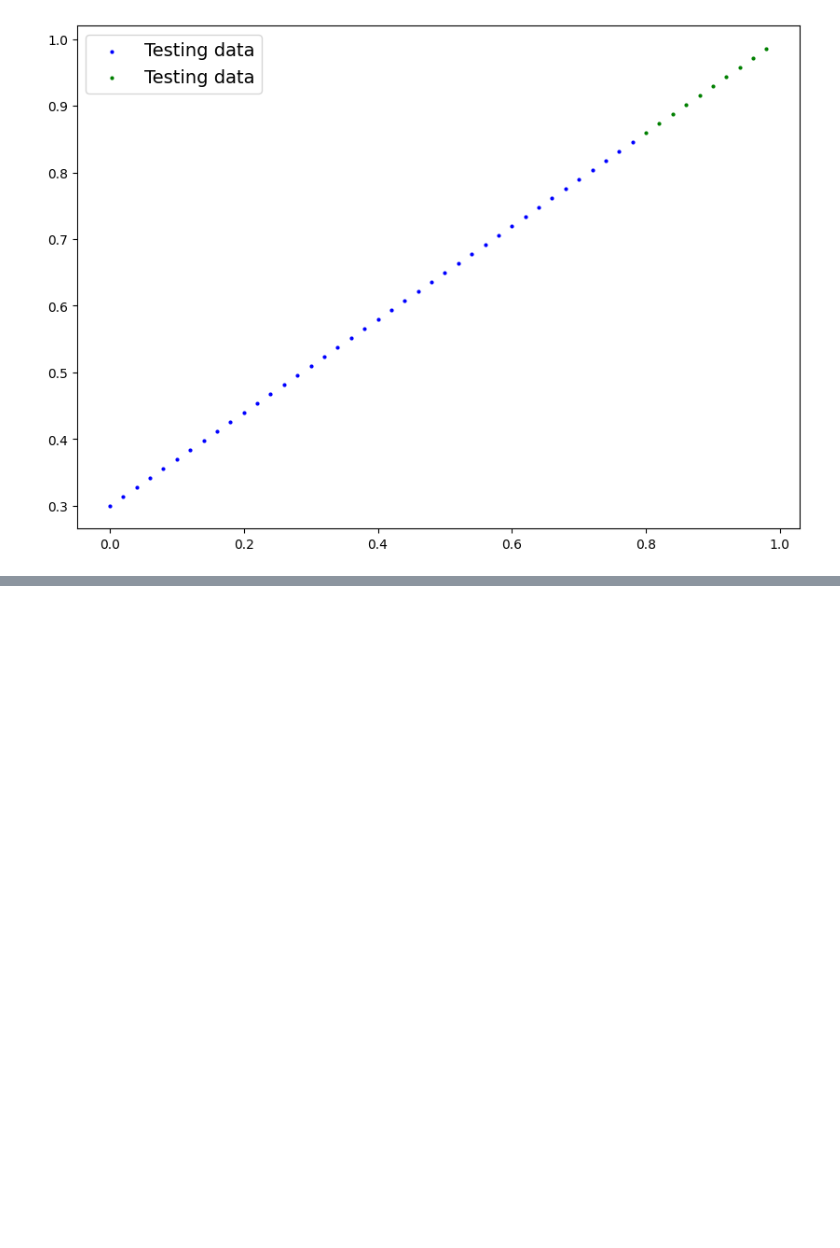
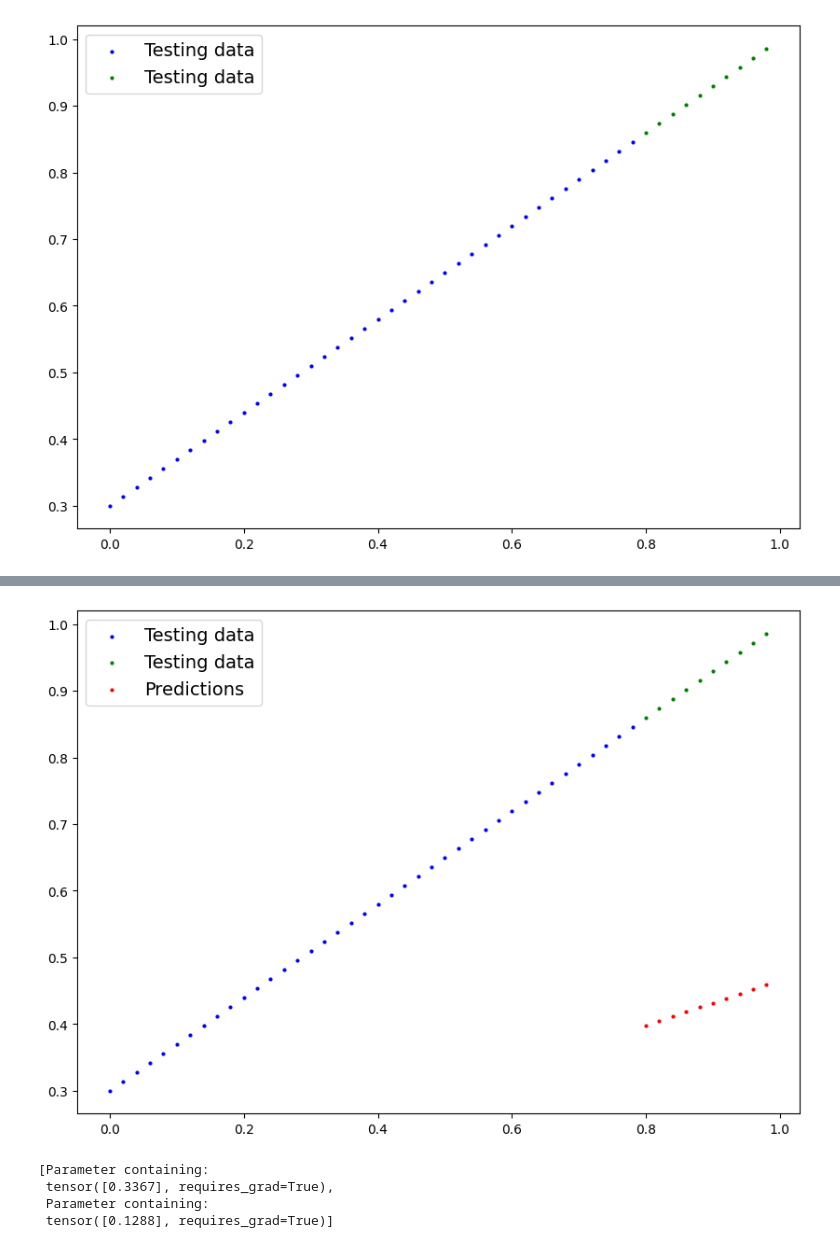
Before and after one commit to otworiallan/otworiallan, a Jupyter notebook: PyTorch_Workflow.ipynb, the cells around one changed output, grey strips where cells are left out. Cells and saved outputs as stored; diff of their text form; code cells hidden in the pictures; blank space fills up the shorter version.

Commit message:
train the regression model

```diff
--- a/PyTorch_Workflow.ipynb
+++ b/PyTorch_Workflow.ipynb
@@ -78,7 +70,7 @@ def plot_predictions(
   plt.scatter(test_data, test_labels, c="g", s=4, label="Testing data")
 
   #Predictions
-  if predictions:
+  if predictions is not None:
     plt.scatter(test_data, predictions, c="r", s=4, label="Predictions")
 
   #Legend
@@ -89,0 +84,17 @@ plot_predictions()
+# %%
+#Linear Regression
+class LinearRegressionModel(nn.Module):
+  def __init__(self):
+    super().__init__()
+    self.weights = nn.Parameter(torch.randn(1,
+                                            requires_grad=True,
+                                            dtype=torch.float))
+    self.bias = nn.Parameter(torch.randn(1,
+                                         requires_grad=True,
+                                         dtype=torch.float))
+    # Forward method to define the computation in the model
+  def forward(self, x: torch.Tensor) -> torch.Tensor:
+    return self.weights * x + self.bias
+# %%
+torch.manual_seed(42)
+model = LinearRegressionModel()
@@ -89,0 +119,4 @@ plot_predictions()
+# %%
+with torch.inference_mode():
+    y_preds = model(X_test)
+y_preds
@@ -89,0 +134,4 @@ plot_predictions()
+# %%
+plot_predictions(predictions=y_preds)
+# %% [output]
+[figure, added]
@@ -89,0 +143,9 @@ plot_predictions()
+# %%
+with torch.no_grad():
+    list(model.parameters())
+list(model.parameters())
+# %% [output]
+[Parameter containing:
+ tensor([0.3367], requires_grad=True),
+ Parameter containing:
+ tensor([0.1288], requires_grad=True)]
```
Also changed, not shown: parts of 23 cells of this notebook.
